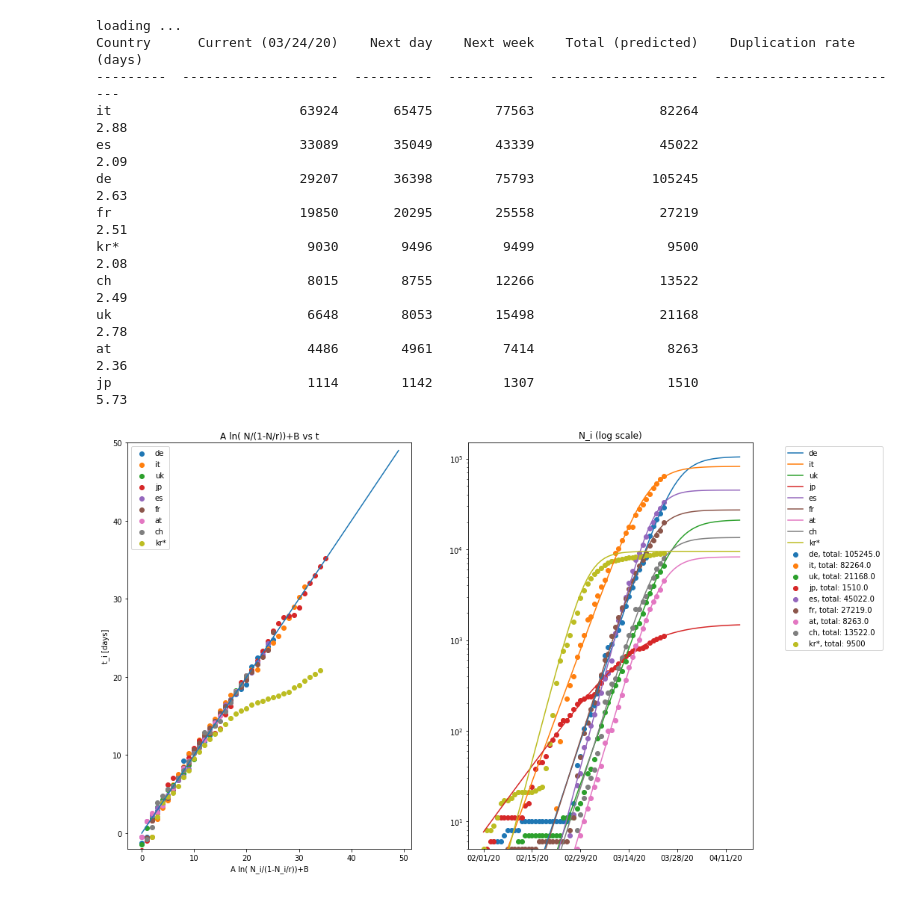
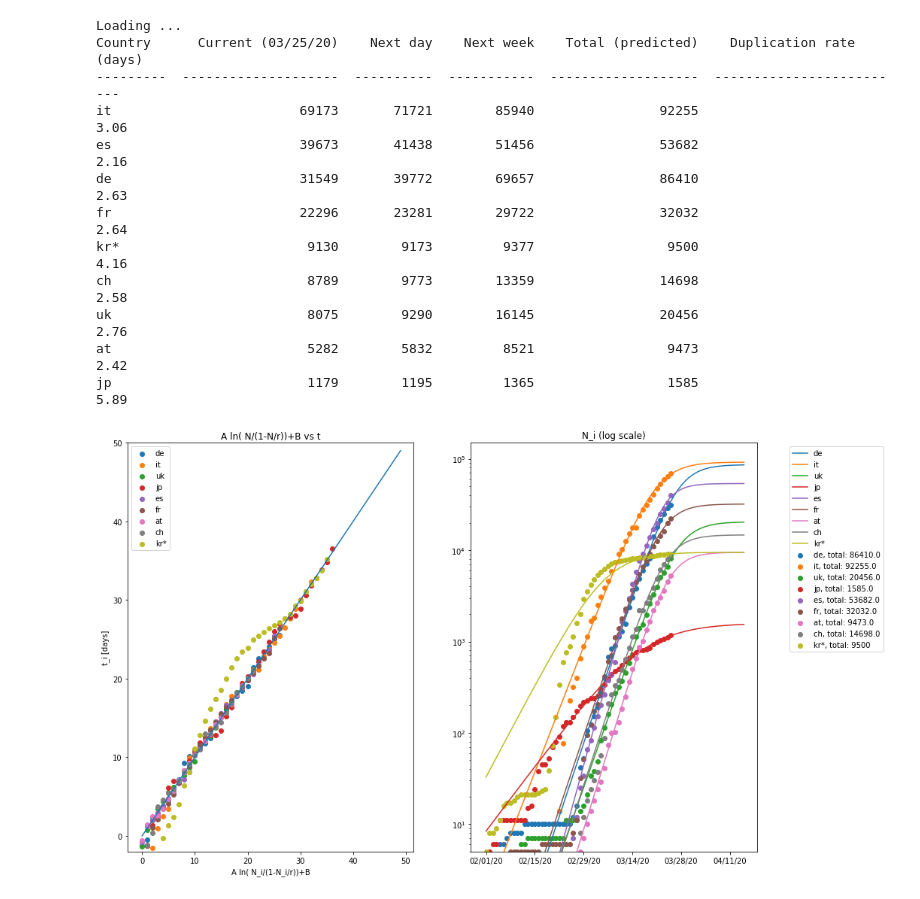
Before and after one commit to rappakos/COVID-19, a Jupyter notebook: covid-19.ipynb, the cells around one changed output. Drawn from its saved outputs; the diff is of its cells as text; code cells hidden in the pictures.

```diff
--- a/covid-19.ipynb
+++ b/covid-19.ipynb
@@ -67,24 +69,24 @@ To remove the initial imported cases, we take data for each country starting wit
 # %%
 import sys
 sys.path.insert(0, './COVID19')
 from importlib import reload
 import logistic_model as lm
 reload(lm)
 
-model = lm.logistic_model(source='ecdc', endDate='2020-04-15', hide=['pt','se'])
+model = lm.logistic_model(source='ecdc', endDate='2020-04-15', hide=['se','hu'])
 #model.plot_raw('log')
 model.plot_fitted('log')
 # %% [output]
-loading ...
-Country      Current (03/24/20)    Next day    Next week    Total (predicted)    Duplication rate (days)
+Loading ...
+Country      Current (03/25/20)    Next day    Next week    Total (predicted)    Duplication rate (days)
 ---------  --------------------  ----------  -----------  -------------------  -------------------------
-it                        63924       65475        77563                82264                       2.88
-es                        33089       35049        43339                45022                       2.09
-de                        29207       36398        75793               105245                       2.63
-fr                        19850       20295        25558                27219                       2.51
-kr*                        9030        9496         9499                 9500                       2.08
-ch                         8015        8755        12266                13522                       2.49
-uk                         6648        8053        15498                21168                       2.78
-at                         4486        4961         7414                 8263                       2.36
-jp                         1114        1142         1307                 1510                       5.73
+it                        69173       71721        85940                92255                       3.06
+es                        39673       41438        51456                53682                       2.16
+de                        31549       39772        69657                86410                       2.63
+fr                        22296       23281        29722                32032                       2.64
+kr*                        9130        9173         9377                 9500                       4.16
+ch                         8789        9773        13359                14698                       2.58
+uk                         8075        9290        16145                20456                       2.76
+at                         5282        5832         8521                 9473                       2.42
+jp                         1179        1195         1365                 1585                       5.89
-[figure, old version]
+[figure, new version]
```
Also changed, not shown: parts of 1 cell of this notebook, 1 other file.
